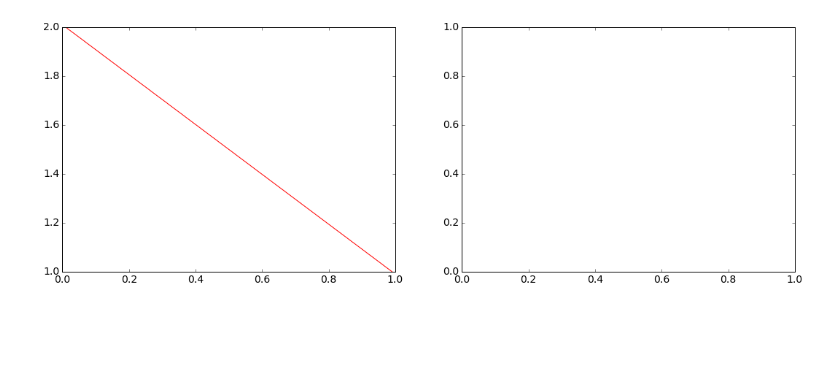
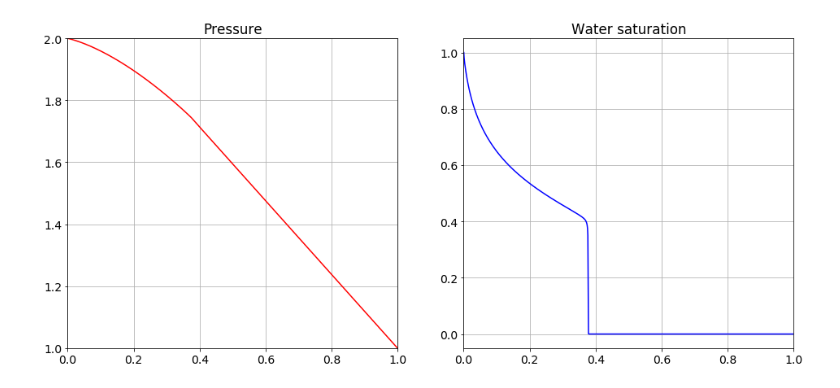
Before and after one commit to CompMathGroup/NumMethods, a Jupyter notebook: Buckley.ipynb, the cells around one changed output. Drawn from its saved outputs; the diff is of its cells as text; code cells hidden in the pictures; blank space fills up the shorter version.

```diff
--- a/Buckley.ipynb
+++ b/Buckley.ipynb
@@ -47,13 +84,26 @@ class Mesh(object):
 # %%
+# В этом классе содержится реализация численного метода
 class Solver(object):
     def __init__(self, prob, mesh):
         self.prob = prob
         self.mesh = mesh
+        # Вычисляем максимальное значение \varphi'(s) для оценки шага по времени
+        s = np.linspace(0, 1, 100)
+        phi = self.buckley_function(s)
+        dphids = np.diff(phi) / np.diff(s)
+        self.dphidsmax = dphids.max()
     def set_initial_cond(self):
         mesh = self.mesh
         prob = self.prob
         mesh.s = prob.s0(mesh.x)
-    def step(self, dt):
+    def buckley_function(self, s):
+        aw = prob.kw(s) / prob.muw
+        al = prob.kl(s) / prob.mul
+        return aw / (aw + al)
+    def estimate_timestep(self, C=0.8):
+        lam = mesh.W[0] / prob.phi * self.dphidsmax
+        return C * mesh.h / lam
+    def solve_pressure(self):
         mesh = self.mesh
         prob = self.prob
 
@@ -72,13 +122,32 @@ class Solver(object):
         rhs[-1] = prob.pR
 
         mesh.p = la.solve_banded((1, 1), matrix, rhs)
+        mesh.W = -prob.K * b * np.diff(mesh.p) / mesh.h
+
+    def advect_saturation(self, dt):
+        mesh = self.mesh
+        prob = self.prob
+
+        W = mesh.W[0]
+        M = len(mesh.x)
+        flux = self.buckley_function(mesh.s)
+
+        for m in range(1, M):
+            mesh.s[m] -= dt*W/prob.phi * (flux[m] - flux[m-1])/mesh.h
+        mesh.s[0] = P
 # %%
 prob = Problem()
-mesh = Mesh(50, prob)
+mesh = Mesh(1000, prob)
 solver = Solver(prob, mesh)
-# %%
-solver.set_initial_cond()
-solver.step(0)
-mesh.show()
-# %% [output]
-[figure, removed]
+# %%
+solver.set_initial_cond()
+t = 0
+while t < 0.05:
+    solver.solve_pressure()
+    dt = solver.estimate_timestep(C=0.9)
+    solver.advect_saturation(dt)
+    t += dt
+
+mesh.show()
+# %% [output]
+[figure, added]
```
Also changed, not shown: parts of 7 cells of this notebook.
